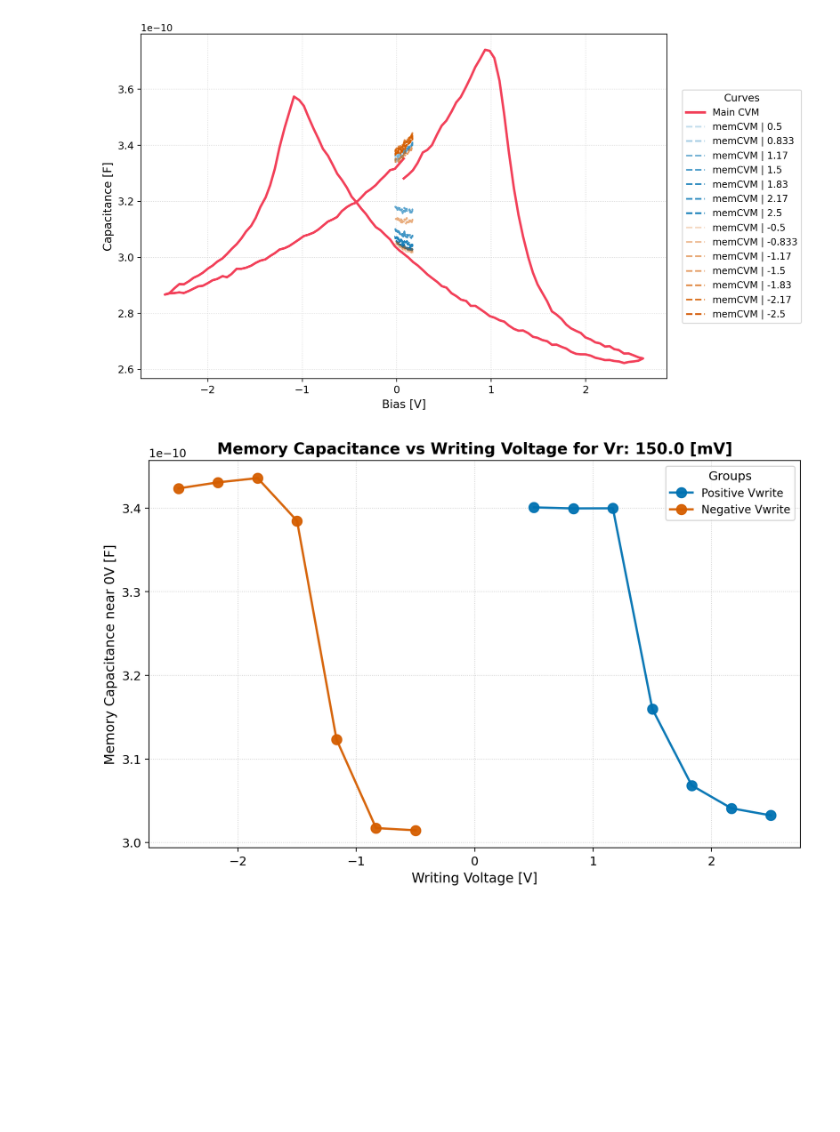
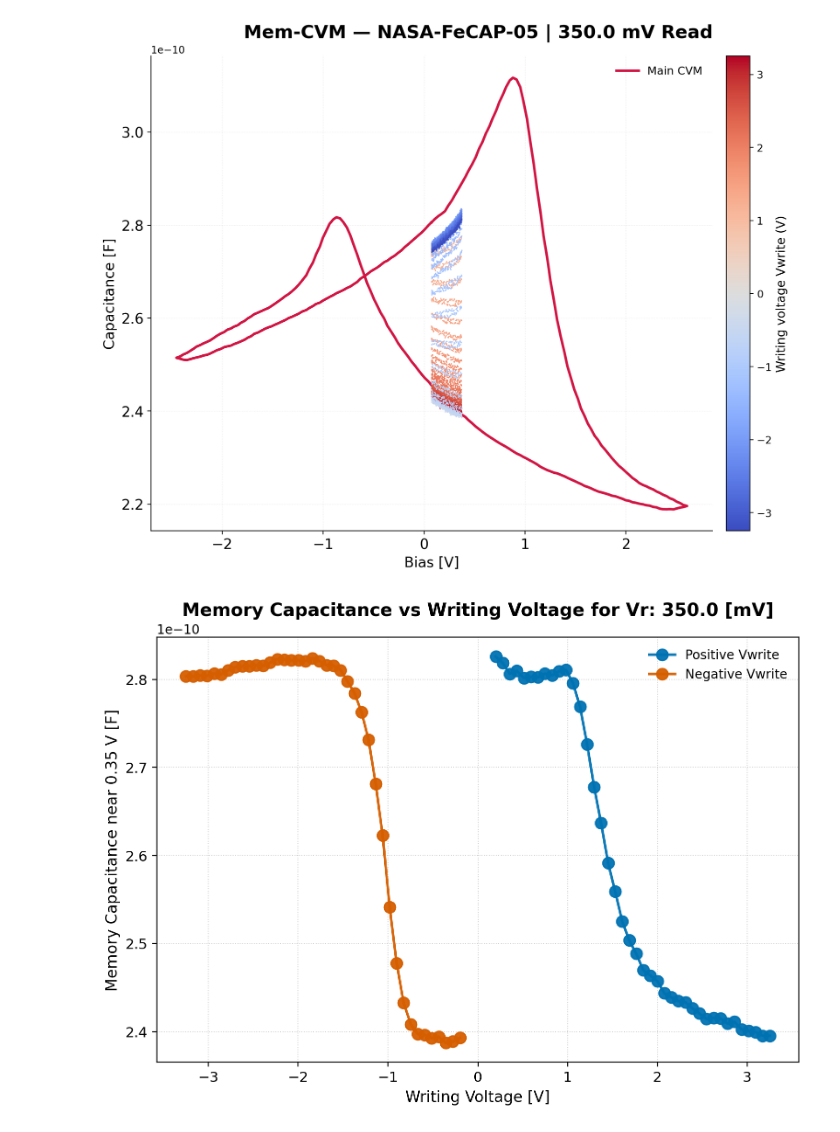
Before and after one commit to NEO-ETHZ/FE-tester-data-analysis, a Jupyter notebook: Mem-CVM/main.ipynb, the cells around one changed output. Saved outputs shown, nothing was run; the diff lists cells and outputs as text; code cells hidden in the pictures; blank space fills up the shorter version.

```diff
--- a/Mem-CVM/main.ipynb
+++ b/Mem-CVM/main.ipynb
@@ -21,9 +21,9 @@ from src.plot import plot_memCVM_overview, plot_memCVM_Vwrite, plot_memCVM_vs_pu
 #%matplotlib widget
 # %%
 
-folder_path = r"/home/nathan-savoia/Documents/PhD - Polybox/01 - Top electrode engineering/02 - Data/02 - FE tester/NASA-002-01/Mem-CVM/Proto_04"
-output_path = None
-READING_VOLTAGE = 0.15      # In V, The value must be inside the window of the Bias reading voltage otherwise you'll get an error !
+folder_path = r"E:\Polybox\06 - FeCAP-FTJ\02 - Data\02 - FE tester\NASA_FeCAP_05\mem-CVM\Proto_09"
+output_path = r"E:\Polybox\06 - FeCAP-FTJ\01 - Results\02 - FE tester\NASA_FeCAP_05\mem-CVM\Proto_09"
+READING_VOLTAGE = 0.35      # In V, The value must be £inside the window of the Bias reading voltage otherwise you'll get an error !
 
 print("Reading data from folder: ", folder_path)
 # %% [output]
@@ -44,7 +49,7 @@ Dashboard_memCVM(Main_CVM_Dataframe=Main_CVM_Dataframe, Read_CVM_Dataframe=Read_
 # %%
-plot_memCVM_overview(Main_CVM_Dataframe, Read_CVM_Dataframe,Vwrite_list)
-plot_memCVM_Vwrite(Read_CVM_Dataframe, reading_voltage=READING_VOLTAGE)
-plot_memCVM_vs_pulse_number(Read_CVM_Dataframe, Vwrite_list, reading_voltage=READING_VOLTAGE)
+plot_memCVM_overview(Main_CVM_Dataframe=Main_CVM_Dataframe, Read_CVM_Dataframe=Read_CVM_Dataframe, path_metadata=folder_path, Output_path=output_path, reading_voltage=READING_VOLTAGE, Vwrite_list=Vwrite_list)
+plot_memCVM_Vwrite(Read_CVM_Dataframe=Read_CVM_Dataframe, path_metadata=folder_path, Output_path=output_path, reading_voltage=READING_VOLTAGE)
+plot_memCVM_vs_pulse_number(Read_CVM_Dataframe=Read_CVM_Dataframe, path_metadata=folder_path, Output_path=output_path, Vwrite_list=Vwrite_list, reading_voltage=READING_VOLTAGE)
 # %% [output]
-[figure, old version]
+[figure, new version]
-[figure, old version]
+[figure, new version]
```
Also changed, not shown: parts of 5 cells of this notebook, 3 other files.
